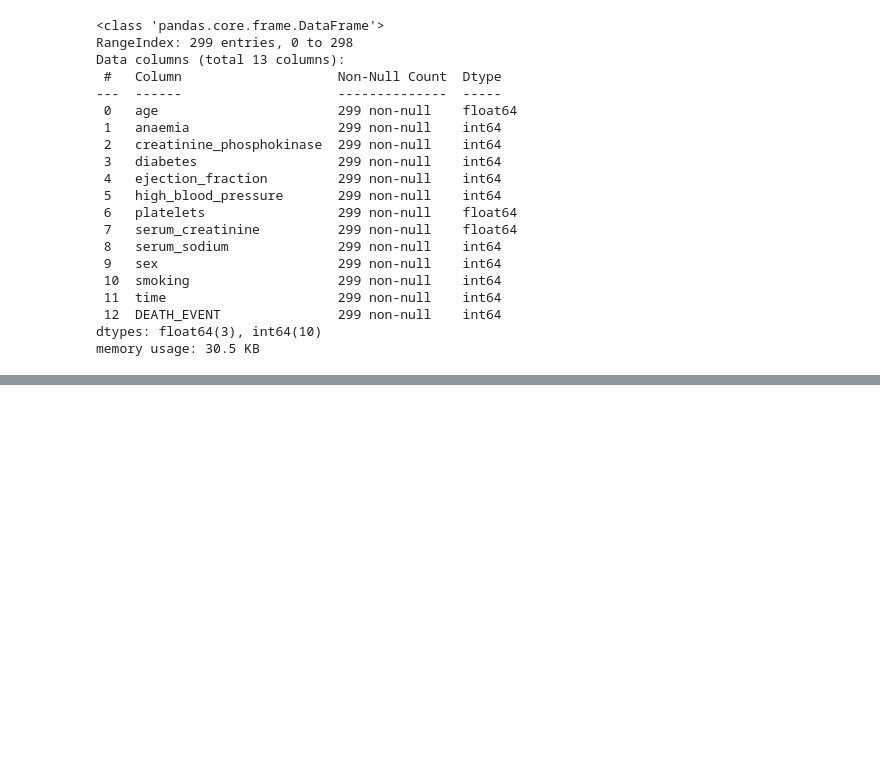
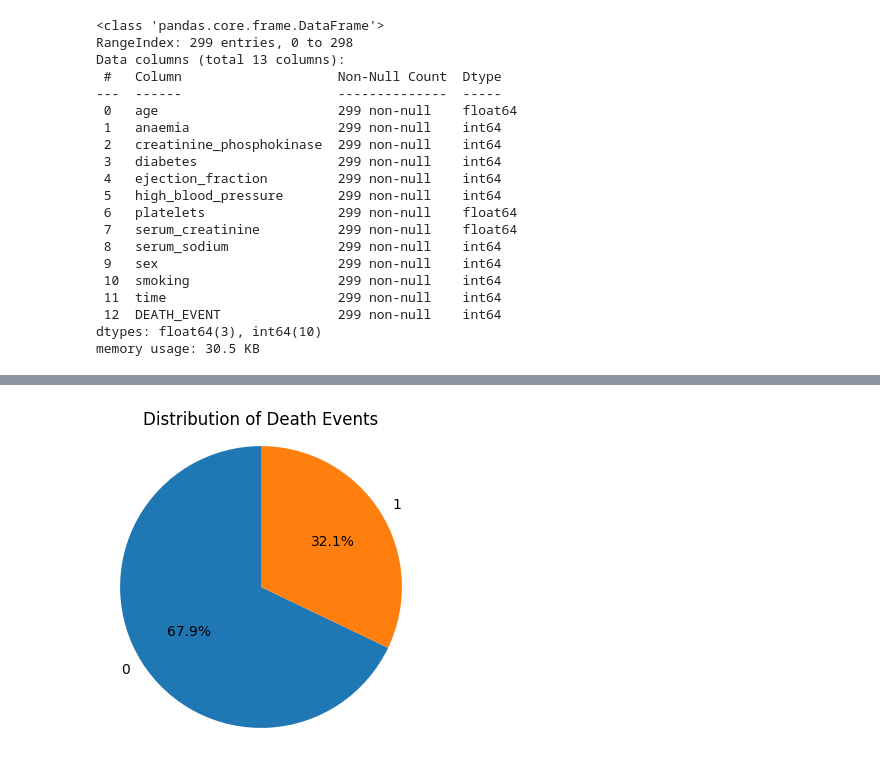
Before and after one commit to ShukrohBello/Machine-Learning-Zoomcamp, a Jupyter notebook: CapstoneProjects/Heart_Failure_Prediction_Project/HF_Predict.ipynb, the cells around one changed output, grey strips where cells are left out. Cells and saved outputs as stored; diff of their text form; code cells hidden in the pictures; blank space fills up the shorter version.

```diff
--- a/CapstoneProjects/Heart_Failure_Prediction_Project/HF_Predict.ipynb
+++ b/CapstoneProjects/Heart_Failure_Prediction_Project/HF_Predict.ipynb
@@ -98,0 +104,10 @@ memory usage: 30.5 KB
+# %%
+count = df['DEATH_EVENT'].value_counts()
+
+plt.figure(figsize=(4, 4))
+plt.pie(count, labels=count.index, autopct='%1.1f%%', startangle=90)
+plt.title('Distribution of Death Events')
+plt.axis('equal')
+plt.show()
+# %% [output]
+[figure, added]
```
Also changed, not shown: parts of 11 cells of this notebook.
